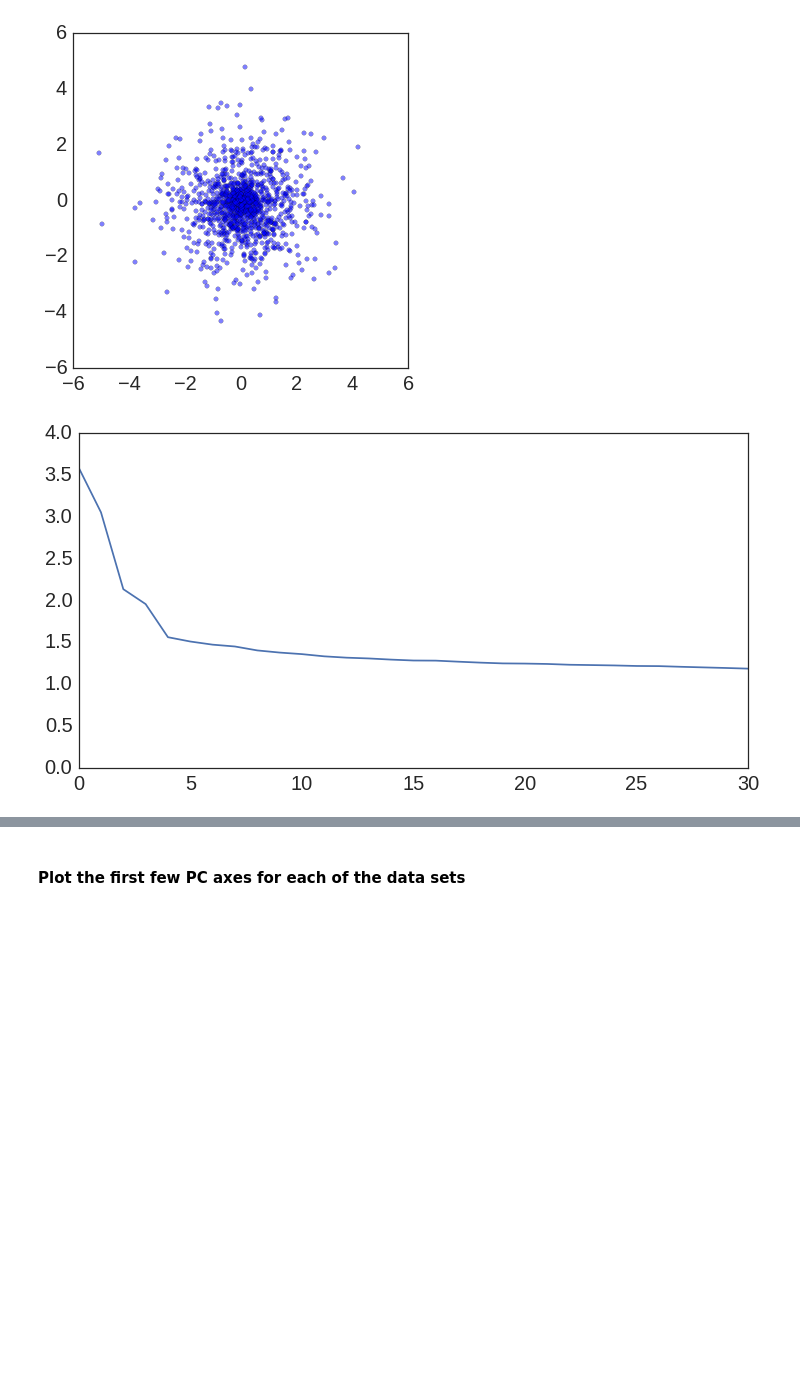
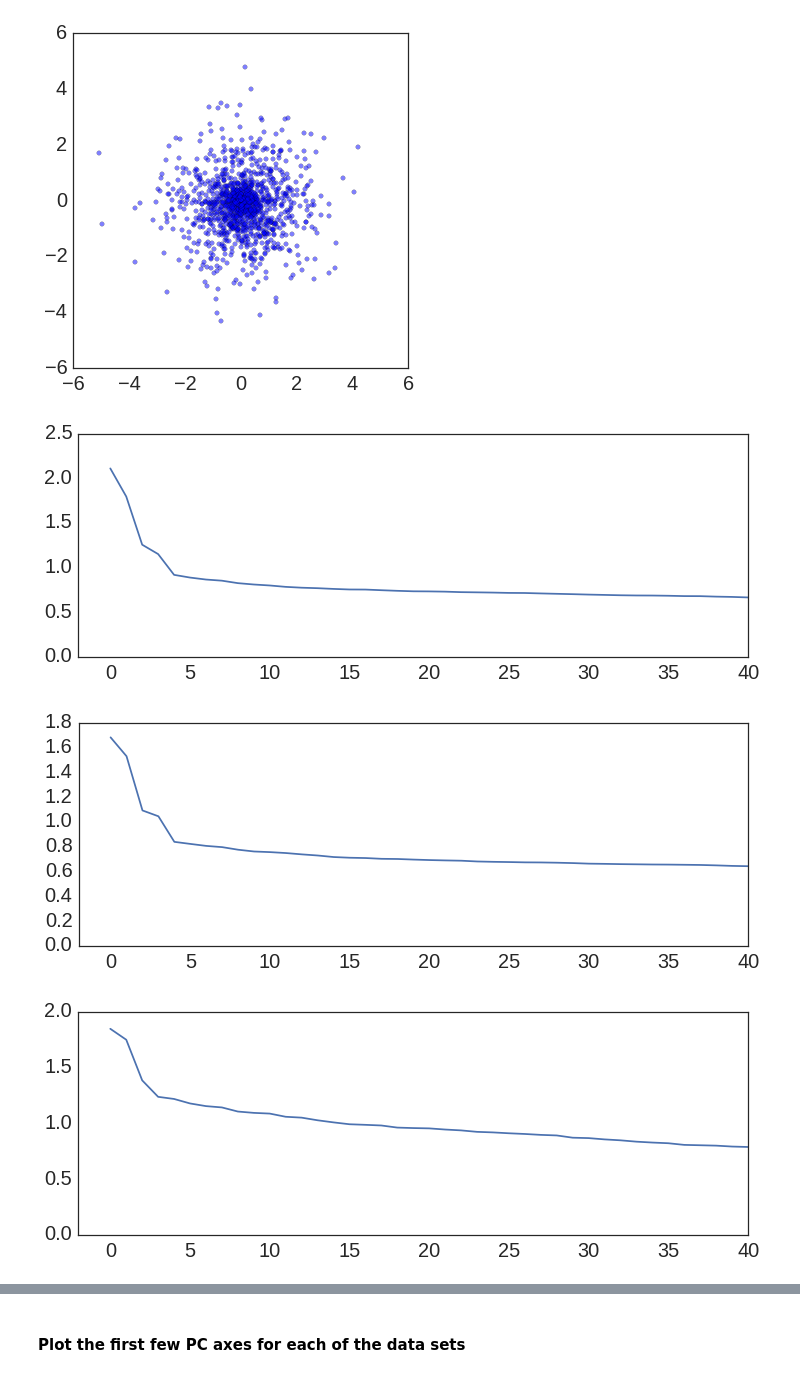
Before and after one commit to rwaples/chum_populations, a Jupyter notebook: run_EIGENSTRAT.ipynb, the cells around one changed output, grey strips where cells are left out. Saved outputs shown, nothing was run; the diff lists cells and outputs as text; code cells hidden in the pictures; blank space fills up the shorter version.

Commit message:
more eigenanalysis of paralogs - again

```diff
--- a/run_EIGENSTRAT.ipynb
+++ b/run_EIGENSTRAT.ipynb
@@ -365,14 +365,3 @@ plt.show()
 # %% [output]
 [figure]
 [figure]
-# %%
-figsize(12,6)
-evals = pd.read_csv(
-    '/home/ipseg/Desktop/waples/chum_populations/results/batch_4/EIGENSOFT/on_map.codom.eval',
-    sep = ' ', skipinitialspace = True, header = None)
-evals.head()
-plt.plot(evals[0])
-plt.xlim(0,30)
-plt.show()
-# %% [output]
-[figure, removed]
@@ -378,0 +370,32 @@ plt.show()
+# %%
+evals_on_map_codom = pd.read_csv(
+    '/home/ipseg/Desktop/waples/chum_populations/results/batch_4/EIGENSOFT/on_map.codom.eval',
+    sep = ' ', skipinitialspace = True, header = None)
+evals_on_map_dom = pd.read_csv(
+    '/home/ipseg/Desktop/waples/chum_populations/results/batch_4/EIGENSOFT/on_map.dom.eval',
+    sep = ' ', skipinitialspace = True, header = None)
+evals_paralogs_dom = pd.read_csv(
+    '/home/ipseg/Desktop/waples/chum_populations/results/batch_4/EIGENSOFT/paralogs.dom.eval',
+    sep = ' ', skipinitialspace = True, header = None)
+
+evals_on_map_codom['percent_explained'] = 100*evals_on_map_codom[0]/np.sum(evals_on_map_codom[0])
+evals_on_map_dom['percent_explained'] = 100*evals_on_map_dom[0]/np.sum(evals_on_map_dom[0])
+evals_paralogs_dom['percent_explained'] = 100*evals_paralogs_dom[0]/np.sum(evals_paralogs_dom[0])
+# %%
+figsize(12,4)
+
+plt.plot(evals_on_map_codom['percent_explained'])
+plt.xlim(-2,40)
+plt.show()
+
+plt.plot(evals_on_map_dom['percent_explained'])
+plt.xlim(-2,40)
+plt.show()
+
+plt.plot(evals_paralogs_dom['percent_explained'])
+plt.xlim(-2,40)
+plt.show()
+# %% [output]
+[figure, added]
+[figure, added]
+[figure, added]
```
Also changed, not shown: parts of 9 cells of this notebook, 4 other files.
